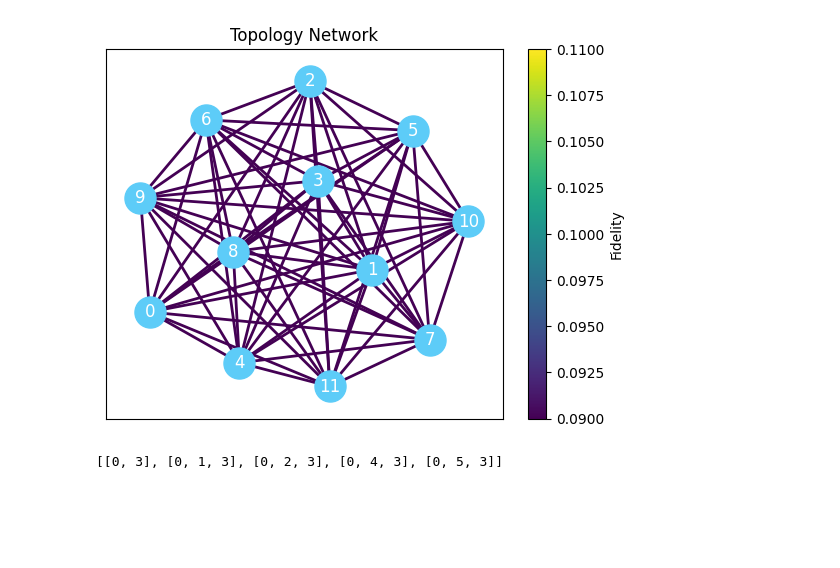
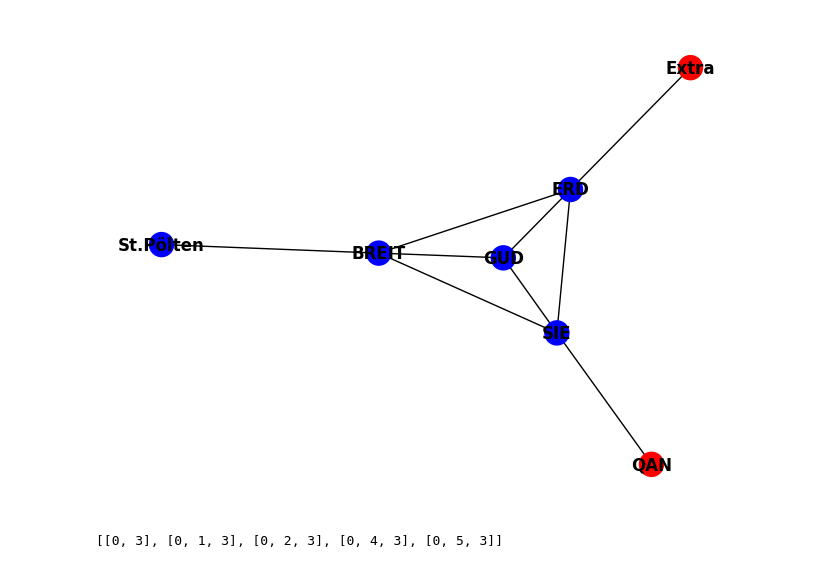
Before and after one commit to artuenric/Simulacoes-QKD, a Jupyter notebook: Rascunho.ipynb, the cells around one changed output. Cells and saved outputs as stored; diff of their text form; code cells hidden in the pictures; blank space fills up the shorter version.

```diff
--- a/Rascunho.ipynb
+++ b/Rascunho.ipynb
@@ -1,16 +1,15 @@
 # %%
 from components import *
 import networkx as nx
 
 rede = Network()
-rede.set_fully_connected_topology(12)
+rede.set_topology("Vienna")
 #rede.set_lattice_topology(20, 30)
-controlador = Controller()
-controlador.set_network(rede)
+controlador = Controller(rede)
 
-rede.draw()
+rede.newDraw()
 # %% [output]
-[figure, old version]
+[figure, new version]
 # %%
 #paths = list(nx.shortest_simple_paths(rede.G, 0, 3))
 #print(paths)
```
Also changed, not shown: 11 other files.
